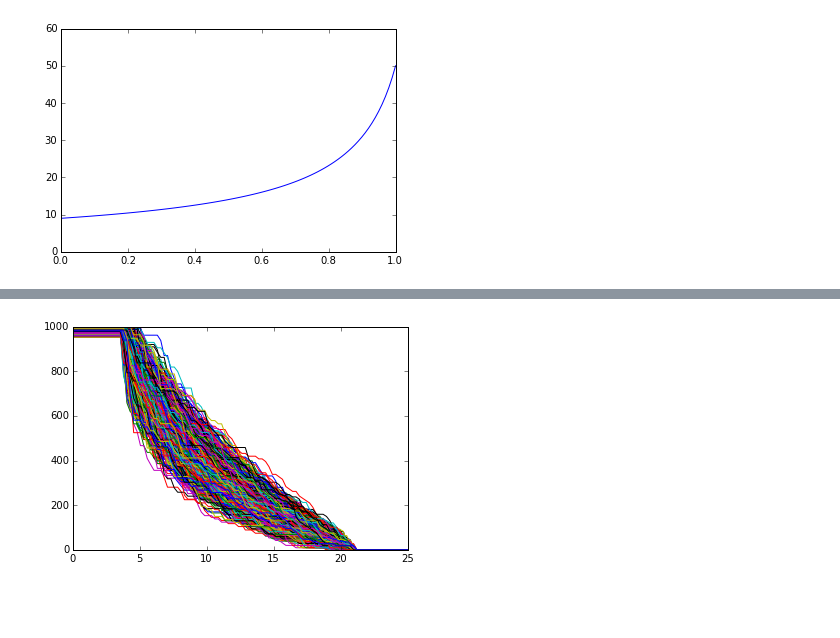
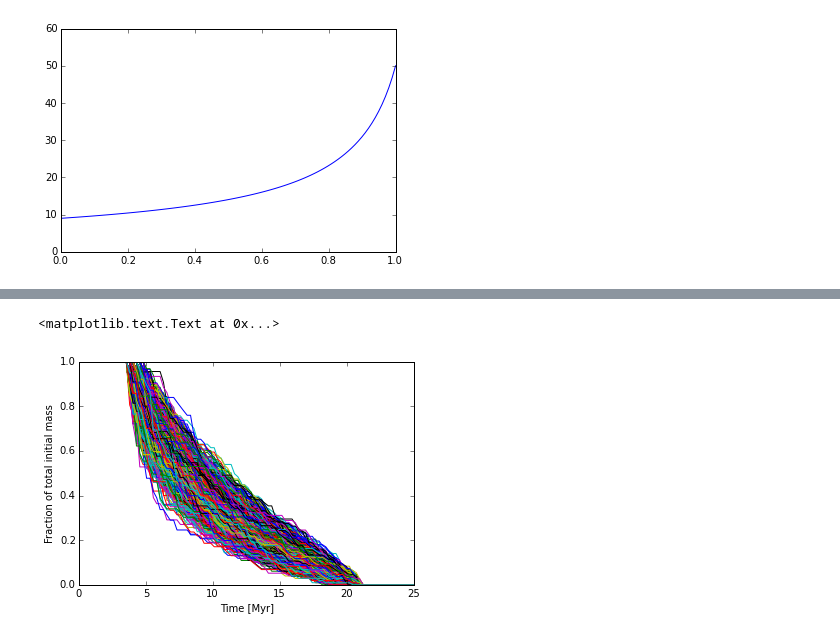
Before and after one commit to astroandes/SimpleStochasticity, a Jupyter notebook: src/simple.ipynb, the cells around one changed output, grey strips where cells are left out. Drawn from its saved outputs; the diff is of its cells as text; code cells hidden in the pictures; blank space fills up the shorter version.

Commit message:
includes plot labels

```diff
--- a/src/simple.ipynb
+++ b/src/simple.ipynb
@@ -121,0 +126,17 @@ for k in arange(n_batches):
+# %%
+# QHI per unit mass
+for k in arange(n_batches):
+    batch_mass = sort(stream_mass[batch_id==k])[::-1]
+#print mass_.min()
+    tmp_batch_mass = batch_mass.copy()
+    tmp_batch_mass[batch_mass<mass_.min()] = mass_.min()
+    batch_age = 10**fage(log10(tmp_batch_mass))
+
+    batch_QHI = 10**fqHI(log10(tmp_batch_mass))
+    time = linspace(0.0,25.0, 100)
+    QHI = zeros(100)
+    for i in arange(100):
+        QHI[i] = sum(batch_QHI[batch_age>time[i]])/sum(batch_mass[batch_age>time[i]])
+    plot(time, log10(QHI))
+xlabel("Time [Myr]")
+ylabel("log10 Q(HI) per unit mass")
@@ -122,15 +146,19 @@ for k in arange(n_batches):
 # %%
+#fraction of the total initial mass
 for k in arange(n_batches):
     batch_mass = sort(stream_mass[batch_id==k])[::-1]
 #print mass_.min()
     tmp_batch_mass = batch_mass.copy()
     tmp_batch_mass[batch_mass<mass_.min()] = mass_.min()
     batch_age = 10**fage(log10(tmp_batch_mass))
 
     time = linspace(0.0,25.0, 100)
     mass = zeros(100)
     for i in arange(100):
-        mass[i] = sum(batch_mass[batch_age>time[i]])
+        mass[i] = sum(batch_mass[batch_age>time[i]])/sum(batch_mass)
     plot(time, mass)
+xlabel("Time [Myr]")
+ylabel("Fraction of total initial mass")
 # %% [output]
+<matplotlib.text.Text at 0x...>
-[figure, old version]
+[figure, new version]
```
Also changed, not shown: parts of 6 cells of this notebook.
